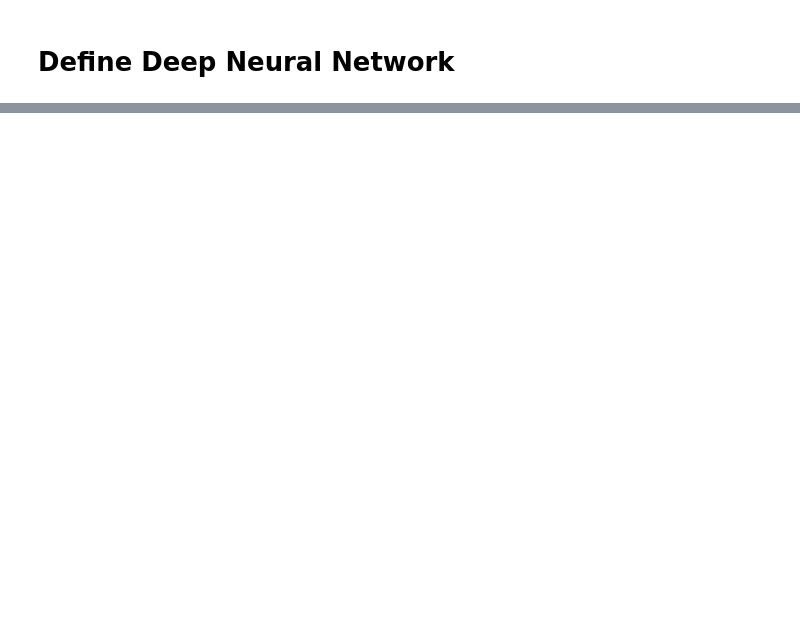
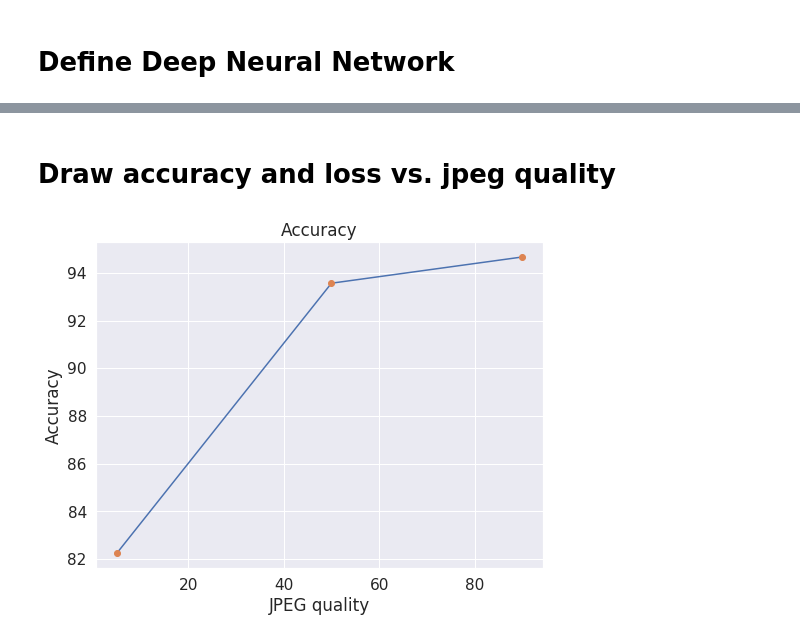
Before and after one commit to marcinwolter/MedicalPictures, a Jupyter notebook: figure_jpeg_cnn_reco.ipynb, the cells around one changed output, grey strips where cells are left out. Cells and saved outputs as stored; diff of their text form; code cells hidden in the pictures; blank space fills up the shorter version.

```diff
--- a/figure_jpeg_cnn_reco.ipynb
+++ b/figure_jpeg_cnn_reco.ipynb
@@ -637,0 +611,12 @@ plot_results(2)
+# %% [markdown]
+# **Draw accuracy and loss vs. jpeg quality**
+# %%
+#plot accuracy
+pyl.plot(jpeg_compression_list, acc_scores)
+pyl.plot(jpeg_compression_list, acc_scores,'o')
+pyl.title("Accuracy")
+pyl.xlabel("JPEG quality")
+pyl.ylabel("Accuracy")
+pyl.show()
+# %% [output]
+[figure, added]
```
Also changed, not shown: parts of 24 cells of this notebook.
